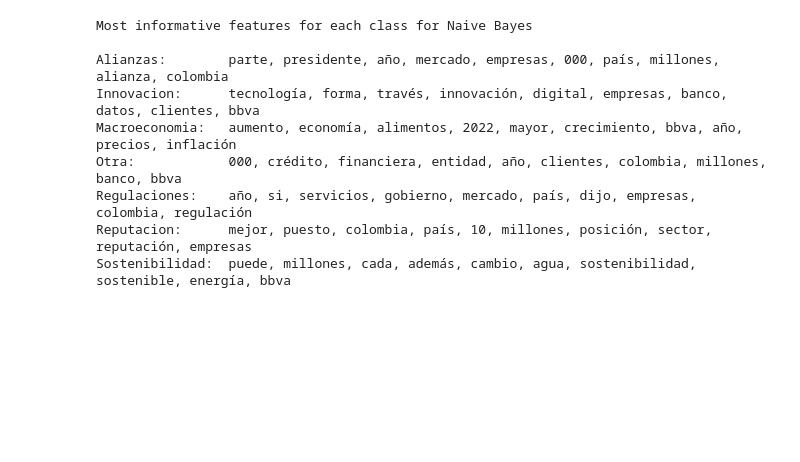
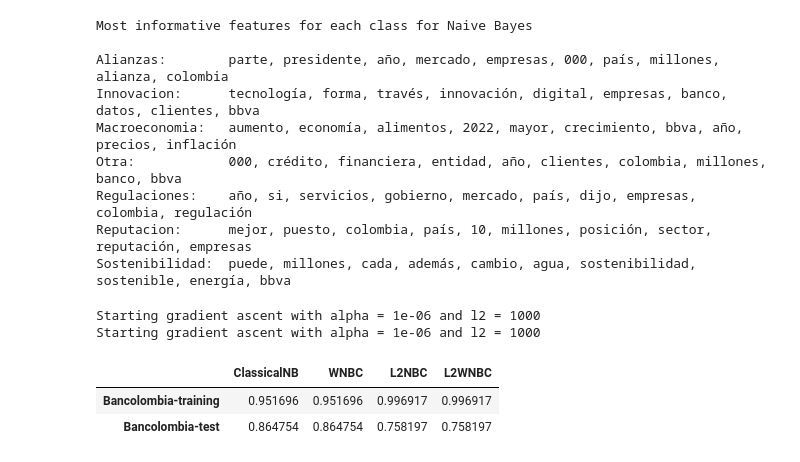
Before and after one commit to fds-2022-repo/final-project, a Jupyter notebook: main.ipynb, the cells around one changed output. Saved outputs shown, nothing was run; the diff lists cells and outputs as text; code cells hidden in the pictures; blank space fills up the shorter version.

```diff
--- a/main.ipynb
+++ b/main.ipynb
@@ -131,3 +282,38 @@ Otra:            000, crédito, financiera, entidad, año, clientes, colombia, m
 Regulaciones:    año, si, servicios, gobierno, mercado, país, dijo, empresas, colombia, regulación
 Reputacion:      mejor, puesto, colombia, país, 10, millones, posición, sector, reputación, empresas
 Sostenibilidad:  puede, millones, cada, además, cambio, agua, sostenibilidad, sostenible, energía, bbva
+# %%
+import nbc # our own implementation of Naive Bayes
+
+cnbc    = nbc.ClassicalNaiveBayes() # Generic Naive Bayes with Laplace smoothing
+wnbc   = nbc.ClassicalNaiveBayes() # Naive Bayes with Laplace smoothing with word weights
+nbc_L2  = nbc.ClassicalNaiveBayes() # Naive Bayes with L2 regularization
+nbc_L2w = nbc.ClassicalNaiveBayes() # Naive Bayes with L2 regularization with word weights
+
+def fit_and_score(X_train, y_train, X_test, y_test):
+    # fit all classifiers
+    cnbc.fit(X_train, y_train)
+    wnbc.fit(X_train, y_train, weight=True)
+    nbc_L2.fit_L2(X_train, y_train)
+    nbc_L2w.fit_L2(X_train, y_train, weight=True)
+
+    training_acc = [cnbc.score(X_train, y_train), wnbc.score(X_train, y_train), nbc_L2.score(X_train, y_train), nbc_L2w.score(X_train, y_train)]
+    test_acc     = [cnbc.score(X_test, y_test), wnbc.score(X_test, y_test), nbc_L2.score(X_test, y_test), nbc_L2w.score(X_test, y_test)]
+
+    return training_acc, test_acc
+# %%
+training_acc, test_acc = fit_and_score(X_train, y_train, X_test, y_test)
+# %% [output]
+Starting gradient ascent with alpha = 1e-06 and l2 = 1000
+Starting gradient ascent with alpha = 1e-06 and l2 = 1000
+# %%
+accuracy = pd.DataFrame(columns=['ClassicalNB', 'WNBC', 'L2NBC', 'L2WNBC'])
+
+accuracy.loc['Bancolombia-training'] = training_acc
+accuracy.loc['Bancolombia-test'] = test_acc
+
+accuracy
+# %% [output]
+|  | ClassicalNB | WNBC | L2NBC | L2WNBC |
+| Bancolombia-training | 0.951696 | 0.951696 | 0.996917 | 0.996917 |
+| Bancolombia-test | 0.864754 | 0.864754 | 0.758197 | 0.758197 |
```
Also changed, not shown: parts of 21 cells of this notebook, 9 other files.
